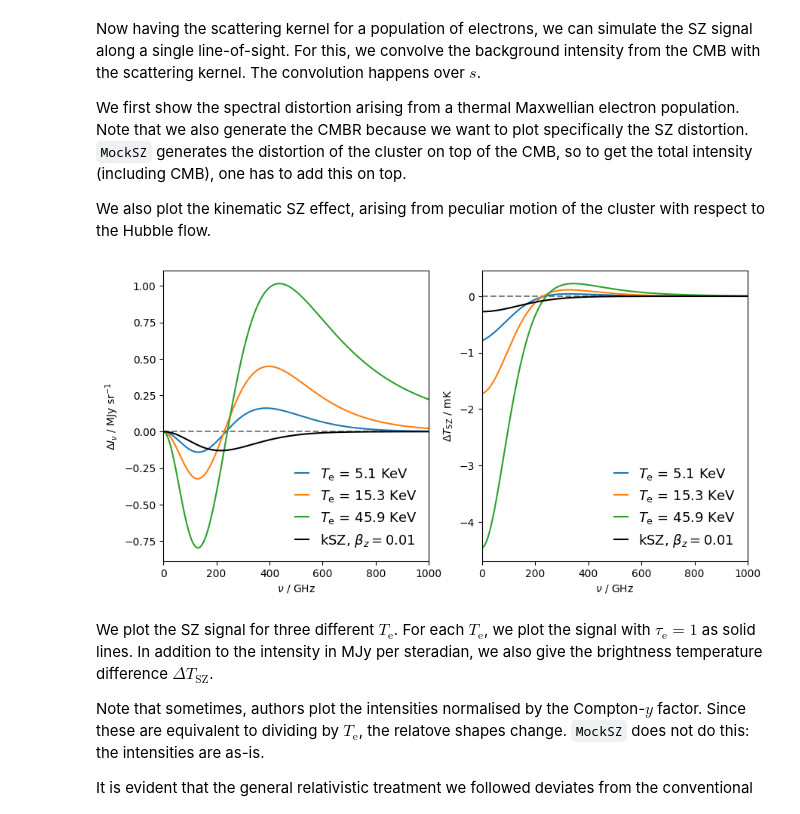
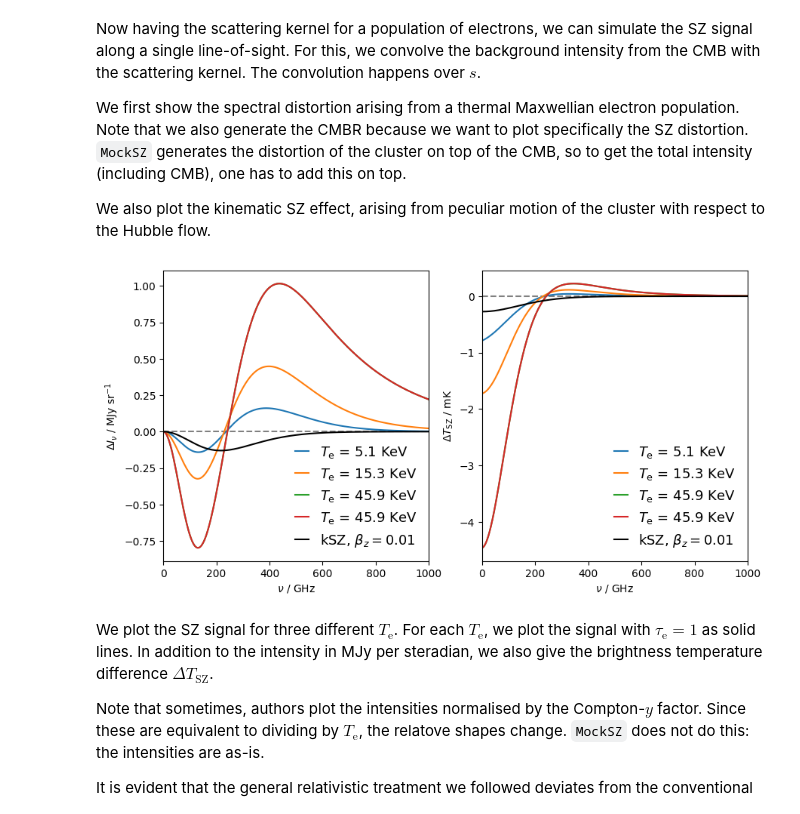
Before and after one commit to arendMoerman/MockSZ, a Jupyter notebook: etc/demos/SinglePointing.ipynb, the cells around one changed output. Cells and saved outputs as stored; diff of their text form; code cells hidden in the pictures.

```diff
--- a/etc/demos/SinglePointing.ipynb
+++ b/etc/demos/SinglePointing.ipynb
@@ -39,34 +39,43 @@ for i in range(3):
 
     ax[0].plot(nu_plot, SZ_MJy, label=label)
     ax[1].plot(nu_plot, SZ_mK, label=label)
 
+#SZ = MSPointing.getSpecIntensityRM(nu, Te, tau_e)
+SZ_MJy = MConv.SI_JySr(SZ) * 1e-6
+SZ_mK = MConv.SI_Temp(SZ, nu) * 1e3
+
+label = r"$T_\mathrm{e}$" + f" = {eV_arr[i] * 1e-3:.1f} KeV"
+
+ax[0].plot(nu_plot, SZ_MJy, label=label)
+ax[1].plot(nu_plot, SZ_mK, label=label)
+
 kSZ = MSPointing.getSpecIntensityKSZ(nu, beta_z, tau_e)
 kSZ_MJy = MConv.SI_JySr(kSZ * 1e-6)
 kSZ_mK = MConv.SI_Temp(kSZ * 1e3, nu)
 
 label = r"kSZ, $\beta_z={:.2f}$".format(beta_z)
 
 ax[0].plot(nu_plot, kSZ_MJy, color="black", label=label)
 ax[1].plot(nu_plot, kSZ_mK, color="black", label=label)
 
 ax[0].axhline(y=0, zorder=0, color="grey", ls="dashed")
 ax[0].set_xlim(0, 1000)
 
 ax[0].set_ylabel(r"$\Delta I_\nu$ / MJy sr$^{-1}$")
 ax[0].set_xlabel(r"$\nu$ / GHz")
 
 ax[0].legend(frameon=False, prop={'size': 13},handlelength=1)
 
 ax[1].axhline(y=0, zorder=0, color="grey", ls="dashed")
 ax[1].set_xlim(0, 1000)
 
 ax[1].set_ylabel(r"$\Delta T_\mathrm{SZ}$ / mK")
 ax[1].set_xlabel(r"$\nu$ / GHz")
 ax[1].legend(frameon=False, prop={'size': 13},handlelength=1)
 
 pt.show()
 # %% [output]
-[figure, old version]
+[figure, new version]
 # %% [markdown]
 We plot the SZ signal for three different $T_\mathrm{e}$. For each $T_\mathrm{e}$, we plot the signal with $\tau_\mathrm{e}=1$ as solid lines. In addition to the intensity in MJy per steradian, we also give the brightness temperature difference $\Delta T_\mathrm{SZ}$.
 
```
Also changed, not shown: parts of 1 cell of this notebook, 53 other files.
